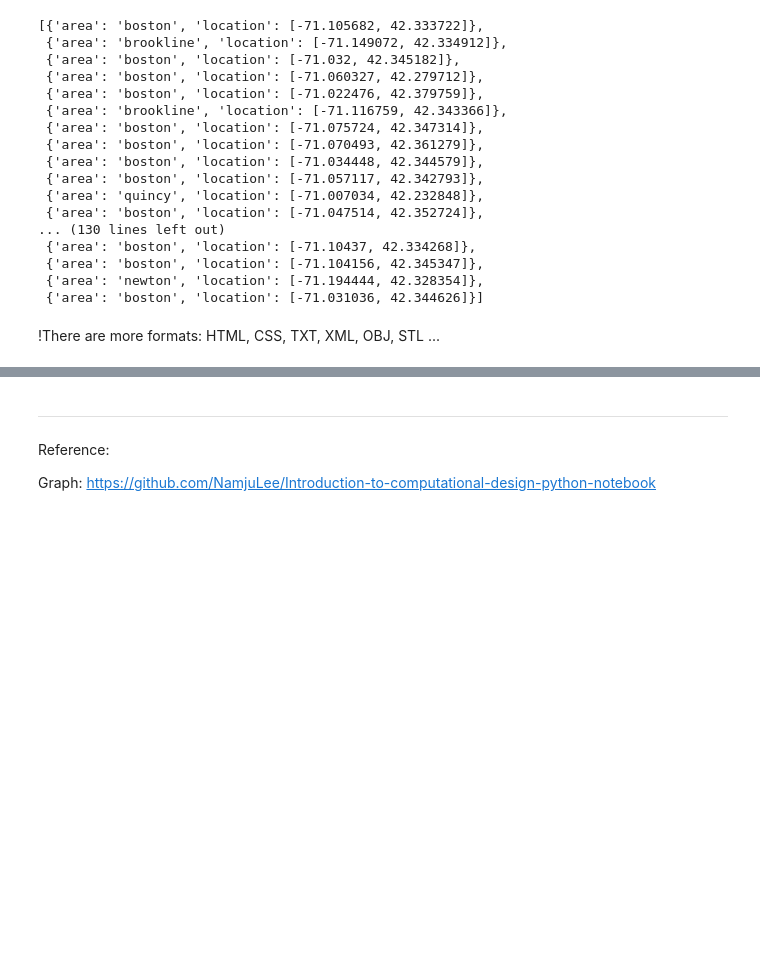
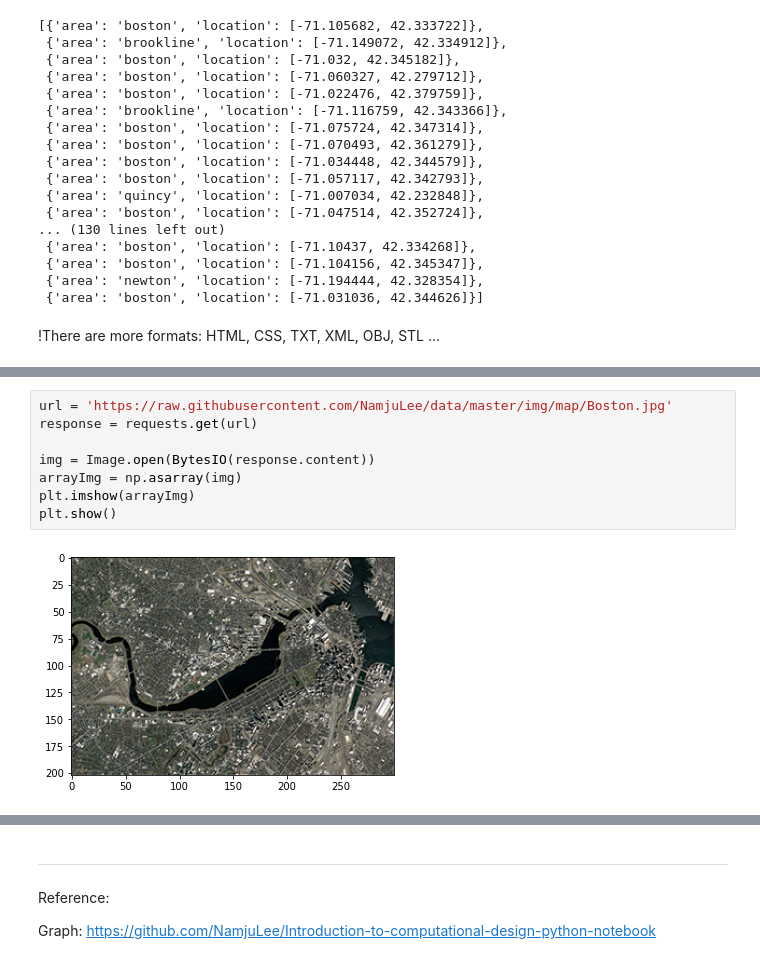
Before and after one commit to NamjuLee/Data-Design-AI-for-Urban-Data-and-Viz-Harvard-GSD-public, a Jupyter notebook: src/PART_02_Programming_Data_Processing/LAB_02_DataStructureFileFormat.ipynb, the cells around one changed output, grey strips where cells are left out. Drawn from its saved outputs; the diff is of its cells as text; blank space fills up the shorter version.

```diff
--- a/src/PART_02_Programming_Data_Processing/LAB_02_DataStructureFileFormat.ipynb
+++ b/src/PART_02_Programming_Data_Processing/LAB_02_DataStructureFileFormat.ipynb
@@ -627,0 +639,10 @@ OpenJson(path)
+# %%
+url = 'https://raw.githubusercontent.com/NamjuLee/data/master/img/map/Boston.jpg'
+response = requests.get(url)
+
+img = Image.open(BytesIO(response.content))
+arrayImg = np.asarray(img)
+plt.imshow(arrayImg)
+plt.show()
+# %% [output]
+[figure, added]
```
Also changed, not shown: parts of 12 cells of this notebook, 5 other files.
